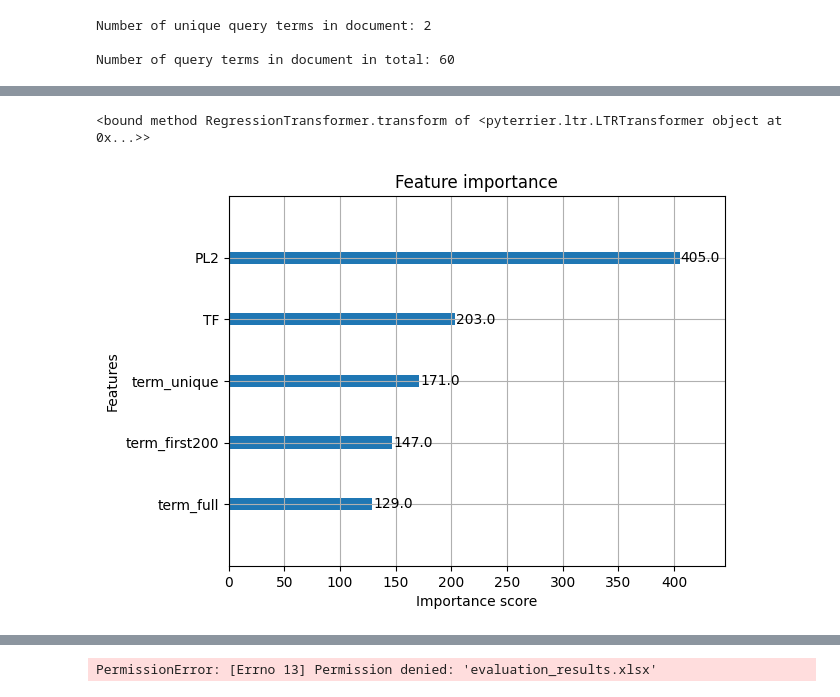
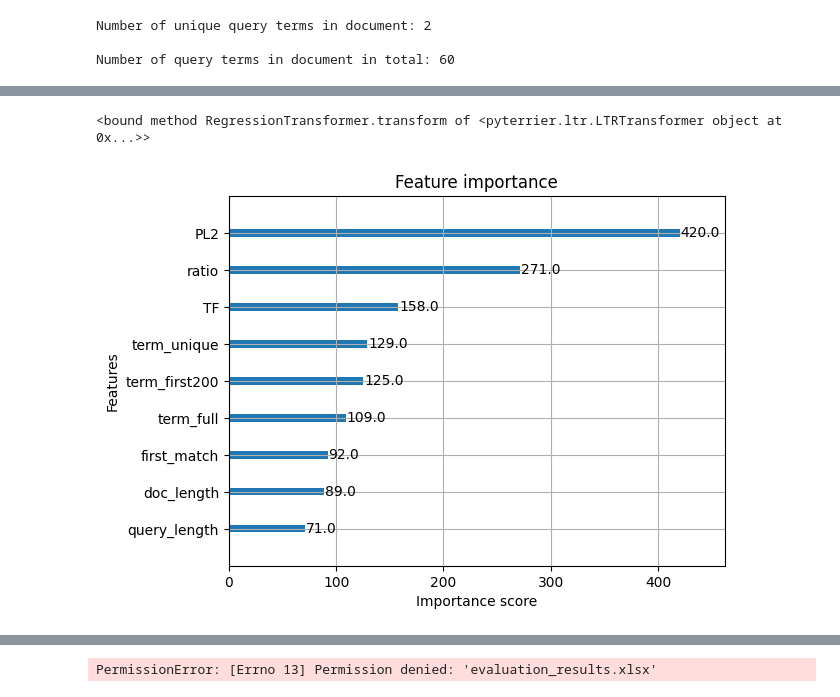
Before and after one commit to firefly-code/InformationRetrival, a Jupyter notebook: custom_features_n.ipynb, the cells around one changed output, grey strips where cells are left out. Saved outputs shown, nothing was run; the diff lists cells and outputs as text; code cells hidden in the pictures.

Commit message:
Added 4 more custom features

```diff
--- a/custom_features_n.ipynb
+++ b/custom_features_n.ipynb
@@ -120,0 +157,8 @@ def query_coverage_first_200(row, meta_index):
+# %%
+#Function 5
+def count_query_length(row, meta_index=None):
+    """
+    Counts the total number of words in the query.
+    """
+    query = row["query"] or ""
+    return len(query.split())
@@ -143,7 +231,7 @@ Number of unique query terms in document: 2
 
 Number of query terms in document in total: 60
 # %%
-
+# Creating format for the pipeline
 
 custom_feature_transformer_unique = pt.apply.doc_score(
     lambda row: count_term_in_body_unique(row, meta_index)
@@ -156,6 +244,22 @@ custom_feature_transformer_full = pt.apply.doc_score(
 custom_feature_coverage_200 = pt.apply.doc_score(
     lambda row: query_coverage_first_200(row, meta_index)
 )
+
+custom_feature_coverage_doc_length = pt.apply.doc_score(
+    lambda row: count_doc_length(row, meta_index)
+)
+
+custom_feature_coverage_query_length = pt.apply.doc_score(
+    lambda row: count_query_length(row, meta_index)
+)
+
+custom_feature_ratio = pt.apply.doc_score(
+    lambda row: query_document_length_ratio(row, meta_index)
+)
+
+custom_feature_first_match = pt.apply.doc_score(
+    lambda row: first_query_term_position(row, meta_index)
+)
 # %%
 topics = ds.get_topics().rename(columns={"title": "query"})
 topics["query"] = topics["query"].apply(lambda x: re.sub(r'[^A-Za-z0-9 ]+', ' ', x))
@@ -174,7 +278,7 @@ pl2 = pt.terrier.Retriever(index_ref, wmodel="PL2")
 
 features = []
 
-pipeline = bm25 >> (tf ** pl2 ** custom_feature_transformer_unique ** custom_feature_transformer_full**custom_feature_coverage_200)
+pipeline = bm25 >> (tf ** pl2 ** custom_feature_transformer_unique ** custom_feature_transformer_full**custom_feature_coverage_200**custom_feature_coverage_doc_length**custom_feature_coverage_query_length**custom_feature_ratio**custom_feature_first_match)
 
 xgb_ranker = xgb.XGBRanker(
     objective="rank:ndcg",
@@ -218,17 +322,26 @@ print(results.head(10))
 # %%
 # Weight: Number of times a feature is used in splits.
 # Gain: Average improvement in the loss function when the feature is used.
 # Cover: Average number of samples affected by splits using the feature.
 
 print(ltr_pipeline[-1].transform)
 skle = ltr_pipeline[-1].learner
 xgboo = skle.get_booster()
-xgboo.feature_names = ["TF","PL2","term_unique","term_full","term_first200"]
+xgboo.feature_names = ["TF",
+                       "PL2",
+                       "term_unique",
+                       "term_full",
+                       "term_first200",
+                       "doc_length",
+                       "query_length",
+                       "ratio",
+                       "first_match",
+                       ]
 xgb.plot_importance(xgboo,importance_type = "weight")
 plt.show()
 # %% [output]
 <bound method RegressionTransformer.transform of <pyterrier.ltr.LTRTransformer object at 0x...>>
-[figure, old version]
+[figure, new version]
 # %%
 xgb.plot_importance(xgboo,importance_type = "gain")
 plt.show()
```
Also changed, not shown: parts of 9 cells of this notebook.
